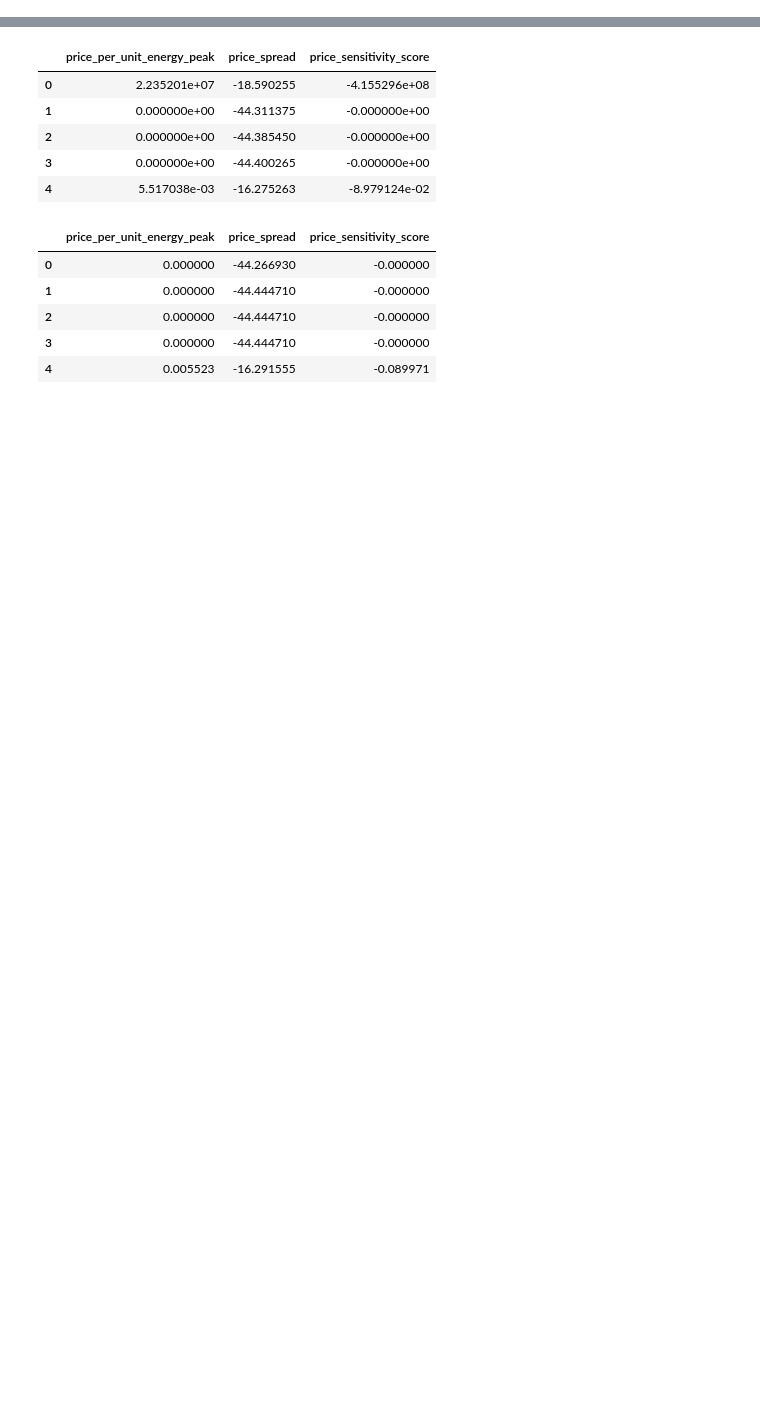
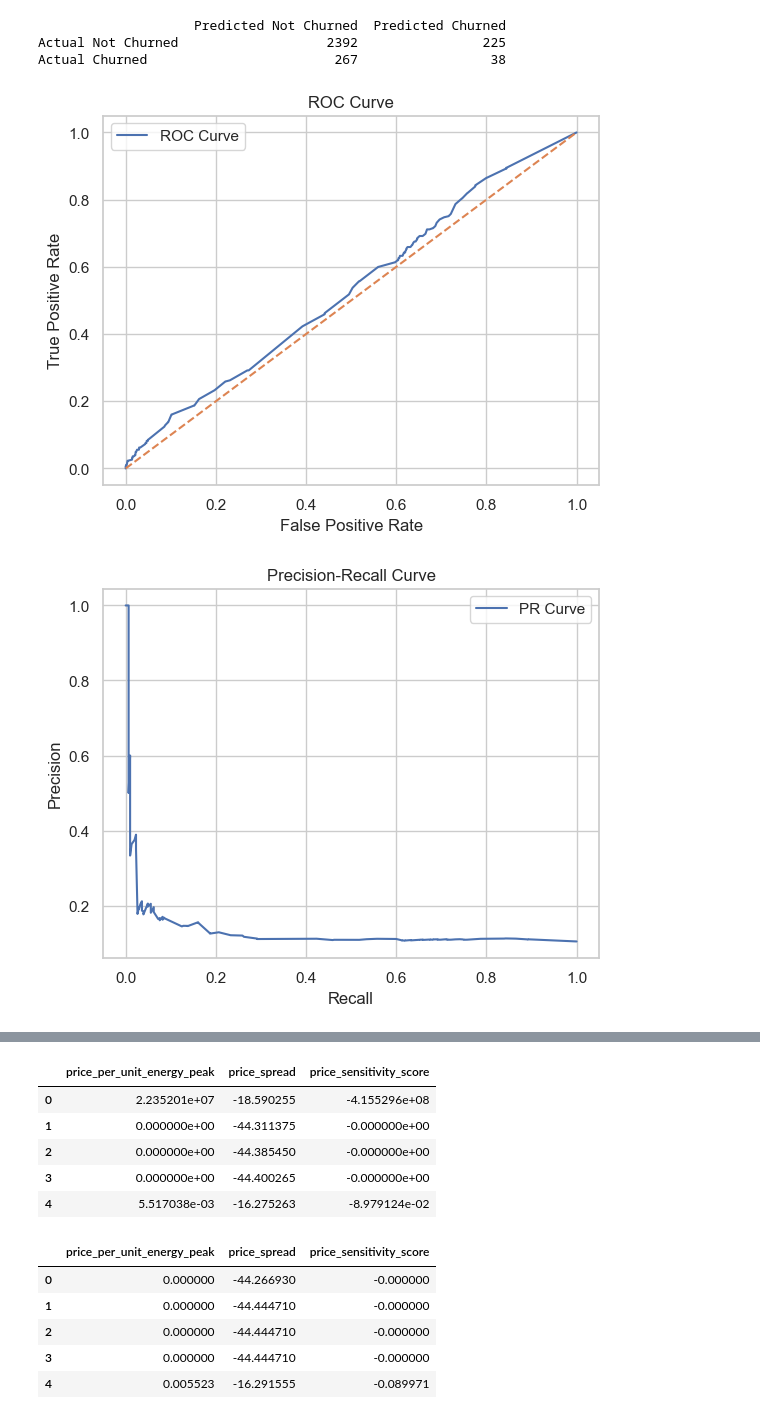
Before and after one commit to tripathi-ayushi/powerco-churn-analysis, a Jupyter notebook: notebooks/powerco_final_submission.ipynb, the cells around one changed output, grey strips where cells are left out. Saved outputs shown, nothing was run; the diff lists cells and outputs as text; code cells hidden in the pictures; blank space fills up the shorter version.

```diff
--- a/notebooks/powerco_final_submission.ipynb
+++ b/notebooks/powerco_final_submission.ipynb
@@ -149,0 +114,6 @@ Price Data Columns: ['id', 'price_date', 'price_off_peak_var', 'price_peak_var',
+# %%
+model_avg = RandomForestClassifier(random_state=42, class_weight='balanced')
+model_avg.fit(X_train_avg, y_train_avg)
+
+y_pred_avg = model_avg.predict(X_test_avg)
+y_proba_avg = model_avg.predict_proba(X_test_avg)[:, 1]
@@ -150,3 +138,36 @@ Price Data Columns: ['id', 'price_date', 'price_off_peak_var', 'price_peak_var',
+# %%
+conf_matrix = confusion_matrix(y_test_avg, y_pred_avg)
+labels = ["Not Churned", "Churned"]
+conf_df = pd.DataFrame(conf_matrix,
+                       index=[f"Actual {l}" for l in labels],
+                       columns=[f"Predicted {l}" for l in labels])
+print(conf_df)
+# %% [output]
+                    Predicted Not Churned  Predicted Churned
+Actual Not Churned                   2392                225
+Actual Churned                        267                 38
+# %%
+# ROC Curve
+fpr, tpr, _ = roc_curve(y_test_avg, y_proba_avg)
+plt.plot(fpr, tpr, label='ROC Curve')
+plt.plot([0, 1], [0, 1], linestyle='--')
+plt.xlabel("False Positive Rate")
+plt.ylabel("True Positive Rate")
+plt.title("ROC Curve")
+plt.legend()
+plt.show()
+
+# Precision-Recall Curve
+precision, recall, _ = precision_recall_curve(y_test_avg, y_proba_avg)
+plt.plot(recall, precision, label='PR Curve')
+plt.xlabel("Recall")
+plt.ylabel("Precision")
+plt.title("Precision-Recall Curve")
+plt.legend()
+plt.show()
+# %% [output]
+[figure, added]
+[figure, added]
 # %%
 # Merge using 'id' column
 df = pd.merge(client_df, price_df, on='id')
```
Also changed, not shown: parts of 30 cells of this notebook.
